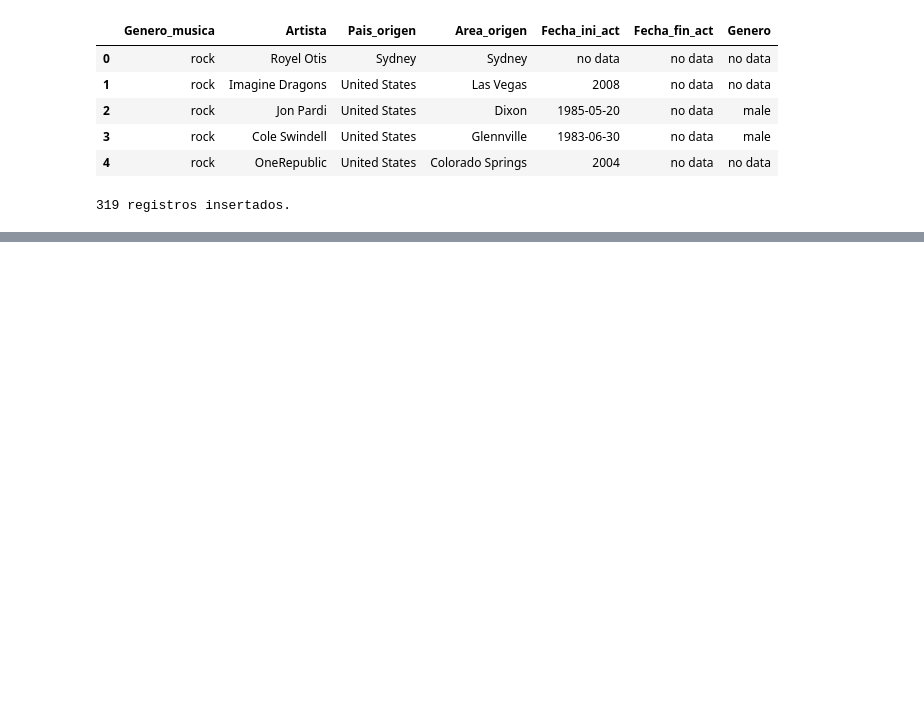
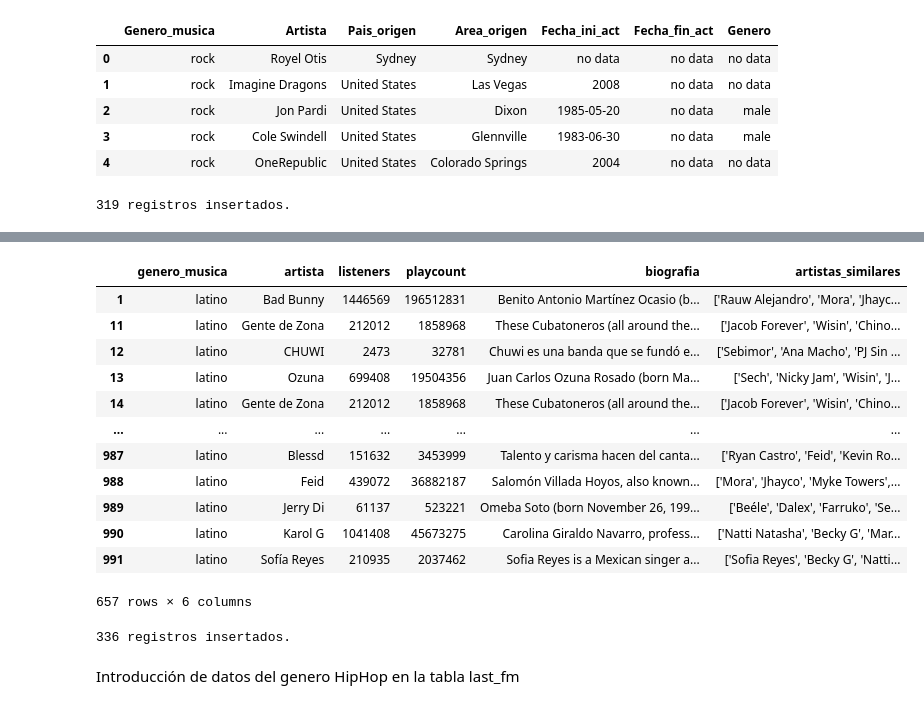
Before and after one commit to mtoledo-rgb/proyecto_spoty-api, a Jupyter notebook: Notebooks/BBDD_python_sql_VF.ipynb, the cells around one changed output, grey strips where cells are left out. Cells and saved outputs as stored; diff of their text form; code cells hidden in the pictures; blank space fills up the shorter version.

```diff
--- a/Notebooks/BBDD_python_sql_VF.ipynb
+++ b/Notebooks/BBDD_python_sql_VF.ipynb
@@ -498,0 +530,12 @@ except mysql.connector.Error as err:
+# %%
+# Camino de donde esta el archivo csv para abrirlo como Dataframe
+
+latino_fm = pd.read_csv ("../Data/data_latino_fm.csv", index_col=0)
+# %%
+# Insertar la columna 'genero' para poder identificar estos datos en la tabla
+
+latino_fm.insert(0,"genero_musica","latino")
+# %%
+# Reemplazar NaN con 'no data' en todo el DataFrame
+
+latino_fm = latino_fm.fillna('no data')
@@ -498,0 +551,18 @@ except mysql.connector.Error as err:
+# %%
+duplicados_columna = latino_fm.duplicated(subset=['artista'])
+latino_fm[duplicados_columna]
+# duplicados_columna
+# %% [output]
+|  | genero_musica | artista | listeners | playcount | biografia | artistas_similares |
+| 1 | latino | Bad Bunny | 1446569 | 196512831 | Benito Antonio Martínez Ocasio (b... | ['Rauw Alejandro', 'Mora', 'Jhayc... |
+| 11 | latino | Gente de Zona | 212012 | 1858968 | These Cubatoneros (all around the... | ['Jacob Forever', 'Wisin', 'Chino... |
+| 12 | latino | CHUWI | 2473 | 32781 | Chuwi es una banda que se fundó e... | ['Sebimor', 'Ana Macho', 'PJ Sin ... |
+| 13 | latino | Ozuna | 699408 | 19504356 | Juan Carlos Ozuna Rosado (born Ma... | ['Sech', 'Nicky Jam', 'Wisin', 'J... |
+| 14 | latino | Gente de Zona | 212012 | 1858968 | These Cubatoneros (all around the... | ['Jacob Forever', 'Wisin', 'Chino... |
+| ... | ... | ... | ... | ... | ... | ... |
+| 987 | latino | Blessd | 151632 | 3453999 | Talento y carisma hacen del canta... | ['Ryan Castro', 'Feid', 'Kevin Ro... |
+| 988 | latino | Feid | 439072 | 36882187 | Salomón Villada Hoyos, also known... | ['Mora', 'Jhayco', 'Myke Towers',... |
+| 989 | latino | Jerry Di | 61137 | 523221 | Omeba Soto (born November 26, 199... | ['Beéle', 'Dalex', 'Farruko', 'Se... |
+| 990 | latino | Karol G | 1041408 | 45673275 | Carolina Giraldo Navarro, profess... | ['Natti Natasha', 'Becky G', 'Mar... |
+| 991 | latino | Sofía Reyes | 210935 | 2037462 | Sofia Reyes is a Mexican singer a... | ['Sofia Reyes', 'Becky G', 'Natti... |
+657 rows × 6 columns
@@ -498,0 +581,19 @@ except mysql.connector.Error as err:
+# %%
+# Inserción de los datos en SQL
+
+mycursor = cnx.cursor()
+query_latino_fm = "INSERT INTO last_fm (genero_musica, artista, listeners, playcount, biografia, artistas_similares) VALUES (%s,%s,%s,%s,%s,%s)"
+
+try:
+    mycursor.executemany(query_latino_fm, latino_fm_lista)
+    cnx.commit()
+    print(mycursor.rowcount, "registros insertados.")
+except mysql.connector.Error as err:
+    print("Error:", err)
+    print("Error Code:", err.errno)
+    print("SQLSTATE:", err.sqlstate)
+    print("Message:", err.msg)
+# %% [output]
+336 registros insertados.
+# %% [markdown]
+Introducción de datos del genero HipHop en la tabla last_fm
```
Also changed, not shown: parts of 30 cells of this notebook, 7 other files.
